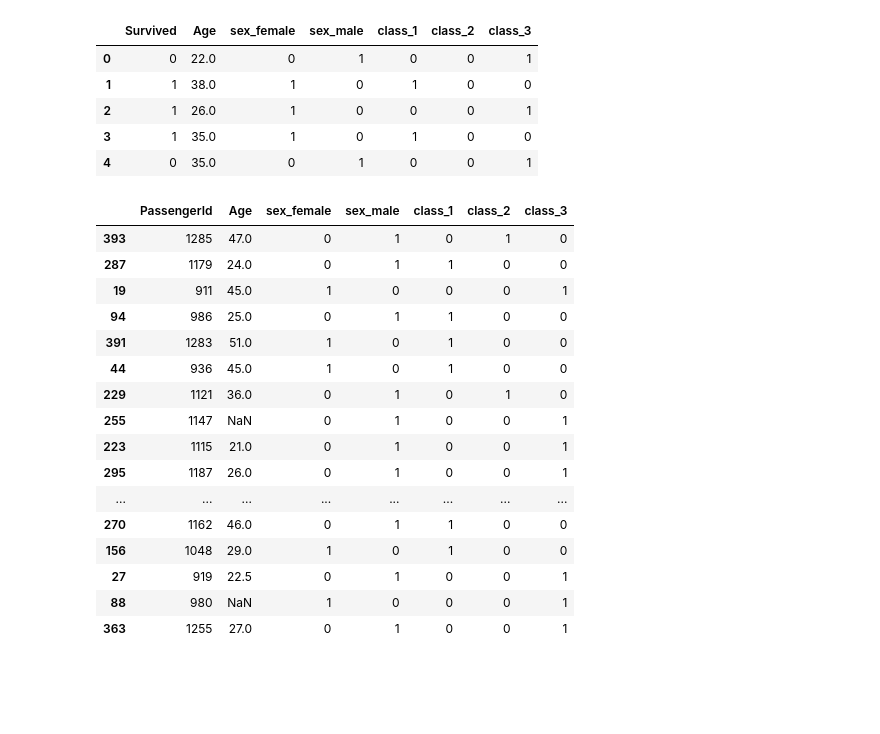
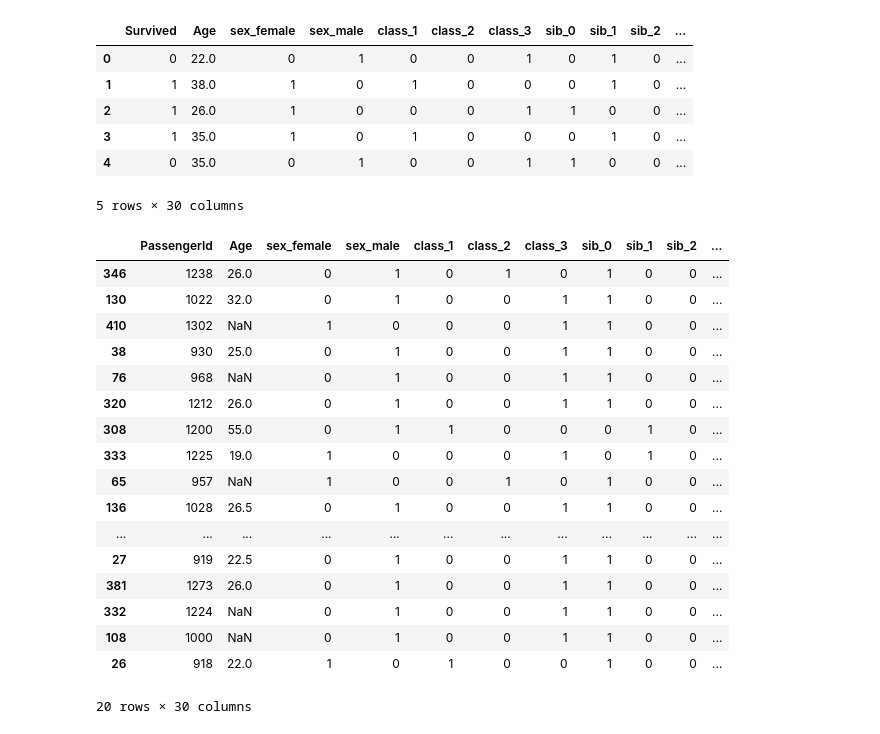
Before and after one commit to queirozfcom/titanic, a Jupyter notebook: notebooks/nn.ipynb, the cells around one changed output. Drawn from its saved outputs; the diff is of its cells as text; code cells hidden in the pictures; blank space fills up the shorter version.

```diff
--- a/notebooks/nn.ipynb
+++ b/notebooks/nn.ipynb
@@ -23,49 +42,62 @@ test_df = pd.read_csv('../data/raw/test.csv')
+# %%
+# dummies for unseen data
+# http://stackoverflow.com/a/37451867/436721
+train_df["SibSp"] = train_df["SibSp"].astype('category',categories=[0,1,2,3,4,5,6,7,8,9])
+train_df["Parch"] = train_df["Parch"].astype('category',categories=[0,1,2,3,4,5,6,7,8,9])
+
+test_df["SibSp"] = test_df["SibSp"].astype('category',categories=[0,1,2,3,4,5,6,7,8,9])
+test_df["Parch"] = test_df["Parch"].astype('category',categories=[0,1,2,3,4,5,6,7,8,9])
 # %%
 def xtract(df,test=False):
     cpy = df.copy()
 
     cpy = pd.concat([df,pd.get_dummies(df["Sex"],prefix='sex')],axis=1)
     cpy = pd.concat([cpy,pd.get_dummies(df["Pclass"],prefix='class')],axis=1)
+    cpy = pd.concat([cpy,pd.get_dummies(df["SibSp"],prefix='sib')],axis=1)
+    cpy = pd.concat([cpy,pd.get_dummies(df["Parch"],prefix='parch')],axis=1)
+    cpy = pd.concat([cpy,pd.get_dummies(df["Embarked"],prefix='emb')],axis=1)
 
     # only columns we'll actually use
     if test:
-        cpy = cpy[ [col for col in list(cpy) if col.startswith('sex')  or col.startswith('class') or col == "Age" or col == "Survived" or col == "PassengerId" ] ]
+        cpy = cpy[ [col for col in list(cpy) if col.startswith('sex')  or col.startswith('class') or col.startswith('sib') or col.startswith('parch') or col.startswith('emb')  or col == "Age" or col == "Survived" or col == "PassengerId" ] ]
         return cpy
     else:
-        cpy = cpy[ [col for col in list(cpy) if col.startswith('sex')  or col.startswith('class') or col == "Age" or col == "Survived" ] ]
+        cpy = cpy[ [col for col in list(cpy) if col.startswith('sex')  or col.startswith('class') or col.startswith('sib') or col.startswith('parch') or col.startswith('emb') or col == "Age" or col == "Survived" ] ]
         return cpy.dropna()
 
 
 train_df_clean = xtract(train_df)
 train_df_clean.head()
 # %% [output]
-|  | Survived | Age | sex_female | sex_male | class_1 | class_2 | class_3 |
-| 0 | 0 | 22.0 | 0 | 1 | 0 | 0 | 1 |
-| 1 | 1 | 38.0 | 1 | 0 | 1 | 0 | 0 |
-| 2 | 1 | 26.0 | 1 | 0 | 0 | 0 | 1 |
-| 3 | 1 | 35.0 | 1 | 0 | 1 | 0 | 0 |
-| 4 | 0 | 35.0 | 0 | 1 | 0 | 0 | 1 |
+|  | Survived | Age | sex_female | sex_male | class_1 | class_2 | class_3 | sib_0 | sib_1 | sib_2 | ... |
+| 0 | 0 | 22.0 | 0 | 1 | 0 | 0 | 1 | 0 | 1 | 0 | ... |
+| 1 | 1 | 38.0 | 1 | 0 | 1 | 0 | 0 | 0 | 1 | 0 | ... |
+| 2 | 1 | 26.0 | 1 | 0 | 0 | 0 | 1 | 1 | 0 | 0 | ... |
+| 3 | 1 | 35.0 | 1 | 0 | 1 | 0 | 0 | 0 | 1 | 0 | ... |
+| 4 | 0 | 35.0 | 0 | 1 | 0 | 0 | 1 | 1 | 0 | 0 | ... |
+5 rows × 30 columns
 # %%
 test_df_clean = xtract(test_df,test=True)
 test_df_clean.sample(20)
 # %% [output]
-|  | PassengerId | Age | sex_female | sex_male | class_1 | class_2 | class_3 |
-| 393 | 1285 | 47.0 | 0 | 1 | 0 | 1 | 0 |
-| 287 | 1179 | 24.0 | 0 | 1 | 1 | 0 | 0 |
-| 19 | 911 | 45.0 | 1 | 0 | 0 | 0 | 1 |
-| 94 | 986 | 25.0 | 0 | 1 | 1 | 0 | 0 |
-| 391 | 1283 | 51.0 | 1 | 0 | 1 | 0 | 0 |
-| 44 | 936 | 45.0 | 1 | 0 | 1 | 0 | 0 |
-| 229 | 1121 | 36.0 | 0 | 1 | 0 | 1 | 0 |
-| 255 | 1147 | NaN | 0 | 1 | 0 | 0 | 1 |
-| 223 | 1115 | 21.0 | 0 | 1 | 0 | 0 | 1 |
-| 295 | 1187 | 26.0 | 0 | 1 | 0 | 0 | 1 |
-| ... | ... | ... | ... | ... | ... | ... | ... |
-| 270 | 1162 | 46.0 | 0 | 1 | 1 | 0 | 0 |
-| 156 | 1048 | 29.0 | 1 | 0 | 1 | 0 | 0 |
-| 27 | 919 | 22.5 | 0 | 1 | 0 | 0 | 1 |
-| 88 | 980 | NaN | 1 | 0 | 0 | 0 | 1 |
-| 363 | 1255 | 27.0 | 0 | 1 | 0 | 0 | 1 |
+|  | PassengerId | Age | sex_female | sex_male | class_1 | class_2 | class_3 | sib_0 | sib_1 | sib_2 | ... |
+| 346 | 1238 | 26.0 | 0 | 1 | 0 | 1 | 0 | 1 | 0 | 0 | ... |
+| 130 | 1022 | 32.0 | 0 | 1 | 0 | 0 | 1 | 1 | 0 | 0 | ... |
+| 410 | 1302 | NaN | 1 | 0 | 0 | 0 | 1 | 1 | 0 | 0 | ... |
+| 38 | 930 | 25.0 | 0 | 1 | 0 | 0 | 1 | 1 | 0 | 0 | ... |
+| 76 | 968 | NaN | 0 | 1 | 0 | 0 | 1 | 1 | 0 | 0 | ... |
+| 320 | 1212 | 26.0 | 0 | 1 | 0 | 0 | 1 | 1 | 0 | 0 | ... |
+| 308 | 1200 | 55.0 | 0 | 1 | 1 | 0 | 0 | 0 | 1 | 0 | ... |
+| 333 | 1225 | 19.0 | 1 | 0 | 0 | 0 | 1 | 0 | 1 | 0 | ... |
+| 65 | 957 | NaN | 1 | 0 | 0 | 1 | 0 | 1 | 0 | 0 | ... |
+| 136 | 1028 | 26.5 | 0 | 1 | 0 | 0 | 1 | 1 | 0 | 0 | ... |
+| ... | ... | ... | ... | ... | ... | ... | ... | ... | ... | ... | ... |
+| 27 | 919 | 22.5 | 0 | 1 | 0 | 0 | 1 | 1 | 0 | 0 | ... |
+| 381 | 1273 | 26.0 | 0 | 1 | 0 | 0 | 1 | 1 | 0 | 0 | ... |
+| 332 | 1224 | NaN | 0 | 1 | 0 | 0 | 1 | 1 | 0 | 0 | ... |
+| 108 | 1000 | NaN | 0 | 1 | 0 | 0 | 1 | 1 | 0 | 0 | ... |
+| 26 | 918 | 22.0 | 1 | 0 | 1 | 0 | 0 | 1 | 0 | 0 | ... |
+20 rows × 30 columns
 # %%
 X = []
 y = []
```
Also changed, not shown: parts of 10 cells of this notebook, 1 other file.
